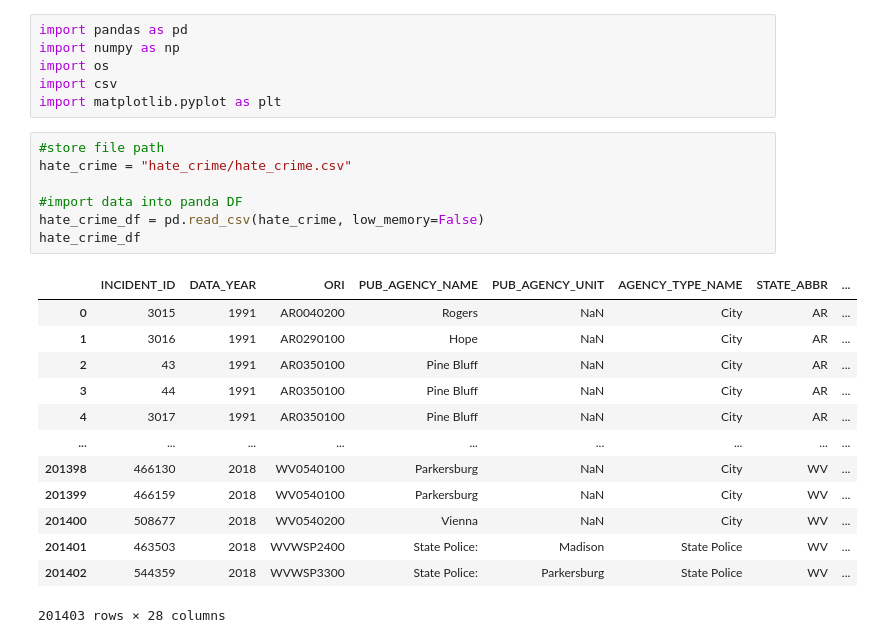
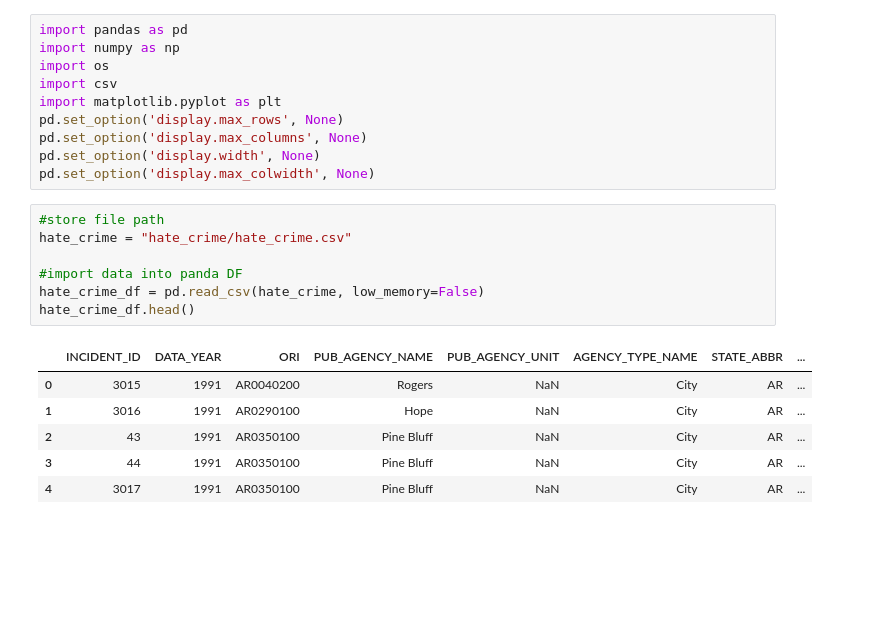
Before and after one commit to sjplaza/privateinvestigators, a Jupyter notebook: Most crimes(top 5).ipynb, the cells around one changed output. Drawn from its saved outputs; the diff is of its cells as text; blank space fills up the shorter version.

```diff
--- a/Most crimes(top 5).ipynb
+++ b/Most crimes(top 5).ipynb
@@ -4,26 +4,23 @@ import numpy as np
 import os
 import csv
 import matplotlib.pyplot as plt
+pd.set_option('display.max_rows', None)
+pd.set_option('display.max_columns', None)
+pd.set_option('display.width', None)
+pd.set_option('display.max_colwidth', None)
 # %%
 #store file path
 hate_crime = "hate_crime/hate_crime.csv"
 
 #import data into panda DF
 hate_crime_df = pd.read_csv(hate_crime, low_memory=False)
-hate_crime_df
+hate_crime_df.head()
 # %% [output]
 |  | INCIDENT_ID | DATA_YEAR | ORI | PUB_AGENCY_NAME | PUB_AGENCY_UNIT | AGENCY_TYPE_NAME | STATE_ABBR | ... |
 | 0 | 3015 | 1991 | AR0040200 | Rogers | NaN | City | AR | ... |
 | 1 | 3016 | 1991 | AR0290100 | Hope | NaN | City | AR | ... |
 | 2 | 43 | 1991 | AR0350100 | Pine Bluff | NaN | City | AR | ... |
 | 3 | 44 | 1991 | AR0350100 | Pine Bluff | NaN | City | AR | ... |
 | 4 | 3017 | 1991 | AR0350100 | Pine Bluff | NaN | City | AR | ... |
-| ... | ... | ... | ... | ... | ... | ... | ... | ... |
-| 201398 | 466130 | 2018 | WV0540100 | Parkersburg | NaN | City | WV | ... |
-| 201399 | 466159 | 2018 | WV0540100 | Parkersburg | NaN | City | WV | ... |
-| 201400 | 508677 | 2018 | WV0540200 | Vienna | NaN | City | WV | ... |
-| 201401 | 463503 | 2018 | WVWSP2400 | State Police: | Madison | State Police | WV | ... |
-| 201402 | 544359 | 2018 | WVWSP3300 | State Police: | Parkersburg | State Police | WV | ... |
-201403 rows × 28 columns
 # %%
 #put offense name in seperate column
```
Also changed, not shown: parts of 12 cells of this notebook, 2 other files.
